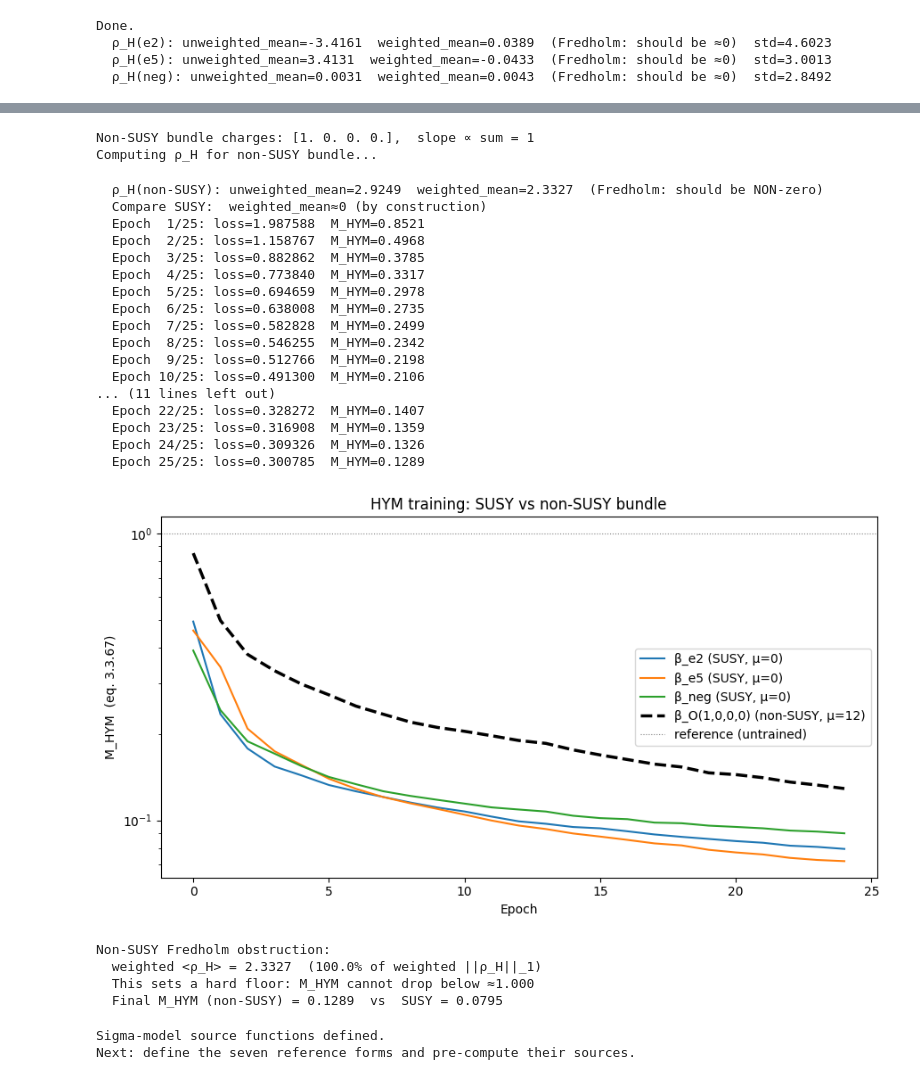
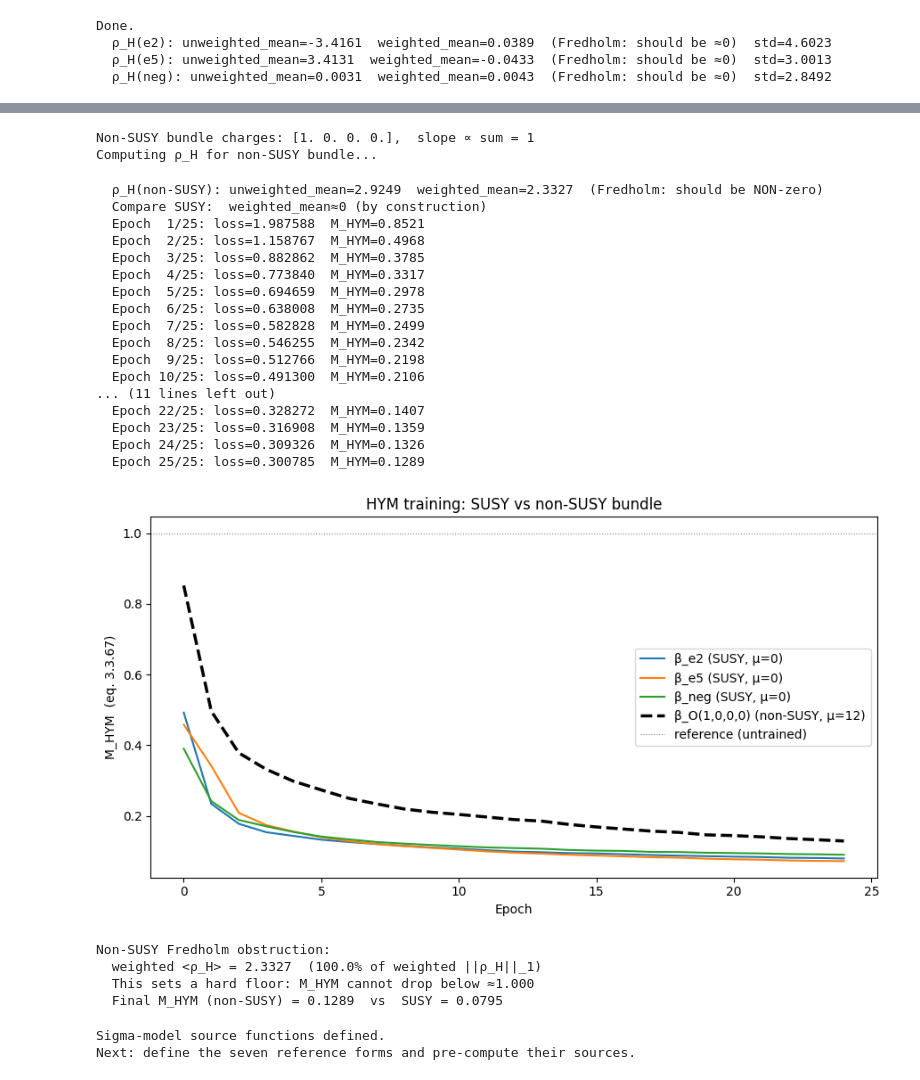
Before and after one commit to harveyThomas4692/axion-matter-couplings, a Jupyter notebook: yukawa_computation.ipynb, the cells around one changed output, grey strips where cells are left out. Drawn from its saved outputs; the diff is of its cells as text; code cells hidden in the pictures.

```diff
--- a/yukawa_computation.ipynb
+++ b/yukawa_computation.ipynb
@@ -382,7 +382,8 @@ for name, k_vec, subkey in zip(hym_names, hym_charges, keys[1:4]):
 
 fig, ax = plt.subplots(figsize=(8, 4))
 for name in hym_names:
-    ax.semilogy(hym_histories[name], label=f'β_{name}')
+    #ax.semilogy(hym_histories[name], label=f'β_{name}')
+    ax.plot(hym_histories[name], label=f'β_{name}')
 ax.set(xlabel='Epoch', ylabel='M_HYM  (eq. 3.3.67)', title='HYM bundle metric training')
 ax.axhline(1.0, color='gray', lw=0.8, ls=':', label='reference (untrained)')
 ax.legend()
@@ -455,10 +456,12 @@ if not skip_non_susy:
     # Plot: SUSY vs non-SUSY training curves
     fig, ax = plt.subplots(figsize=(9, 5))
     for name in hym_names:
-        ax.semilogy(hym_histories[name], label=f'β_{name} (SUSY, μ=0)', lw=1.5)
+        #ax.semilogy(hym_histories[name], label=f'β_{name} (SUSY, μ=0)', lw=1.5)
+        ax.plot(hym_histories[name], label=f'β_{name} (SUSY, μ=0)', lw=1.5)
     # hist_nonsusy already stores M values (train_hym normalises internally)
     M_nonsusy = hist_nonsusy
-    ax.semilogy(M_nonsusy, 'k--', lw=2.5, label=f'β_O(1,0,0,0) (non-SUSY, μ=12)')
+    #ax.semilogy(M_nonsusy, 'k--', lw=2.5, label=f'β_O(1,0,0,0) (non-SUSY, μ=12)')
+    ax.plot(M_nonsusy, 'k--', lw=2.5, label=f'β_O(1,0,0,0) (non-SUSY, μ=12)')
     ax.axhline(1.0, color='gray', lw=0.8, ls=':', label='reference (untrained)')
     ax.set(xlabel='Epoch', ylabel='M_HYM  (eq. 3.3.67)', title='HYM training: SUSY vs non-SUSY bundle')
     ax.legend()
@@ -467,34 +470,34 @@ if not skip_non_susy:
 
     # Quantify the obstruction using the weighted mean (the true Fredholm residual)
     w_ns = y_train[:, 0].astype(np.float32)
     w_mean_ns   = float(np.sum(w_ns * rho_nonsusy) / np.sum(w_ns))
     ref_nonsusy = float(np.sum(w_ns * np.abs(rho_nonsusy)) / np.sum(w_ns))   # weighted ||ρ_H||_1
     floor_frac  = abs(w_mean_ns) / ref_nonsusy
     print(f"\nNon-SUSY Fredholm obstruction:")
     print(f"  weighted <ρ_H> = {w_mean_ns:.4f}  ({100*floor_frac:.1f}% of weighted ||ρ_H||_1)")
     print(f"  This sets a hard floor: M_HYM cannot drop below ≈{floor_frac:.3f}")
     print(f"  Final M_HYM (non-SUSY) = {M_nonsusy[-1]:.4f}  vs  SUSY = {hym_histories['e2'][-1]:.4f}")
 # %% [output]
 Non-SUSY bundle charges: [1. 0. 0. 0.],  slope ∝ sum = 1
 Computing ρ_H for non-SUSY bundle...
   ρ_H(non-SUSY): unweighted_mean=2.9249  weighted_mean=2.3327  (Fredholm: should be NON-zero)
   Compare SUSY:  weighted_mean≈0 (by construction)
   Epoch  1/25: loss=1.987588  M_HYM=0.8521
   Epoch  2/25: loss=1.158767  M_HYM=0.4968
   Epoch  3/25: loss=0.882862  M_HYM=0.3785
   Epoch  4/25: loss=0.773840  M_HYM=0.3317
   Epoch  5/25: loss=0.694659  M_HYM=0.2978
   Epoch  6/25: loss=0.638008  M_HYM=0.2735
   Epoch  7/25: loss=0.582828  M_HYM=0.2499
   Epoch  8/25: loss=0.546255  M_HYM=0.2342
   Epoch  9/25: loss=0.512766  M_HYM=0.2198
   Epoch 10/25: loss=0.491300  M_HYM=0.2106
 ... (11 lines left out)
   Epoch 22/25: loss=0.328272  M_HYM=0.1407
   Epoch 23/25: loss=0.316908  M_HYM=0.1359
   Epoch 24/25: loss=0.309326  M_HYM=0.1326
   Epoch 25/25: loss=0.300785  M_HYM=0.1289
-[figure, old version]
+[figure, new version]
 Non-SUSY Fredholm obstruction:
   weighted <ρ_H> = 2.3327  (100.0% of weighted ||ρ_H||_1)
   This sets a hard floor: M_HYM cannot drop below ≈1.000
```
Also changed, not shown: parts of 5 cells of this notebook.
